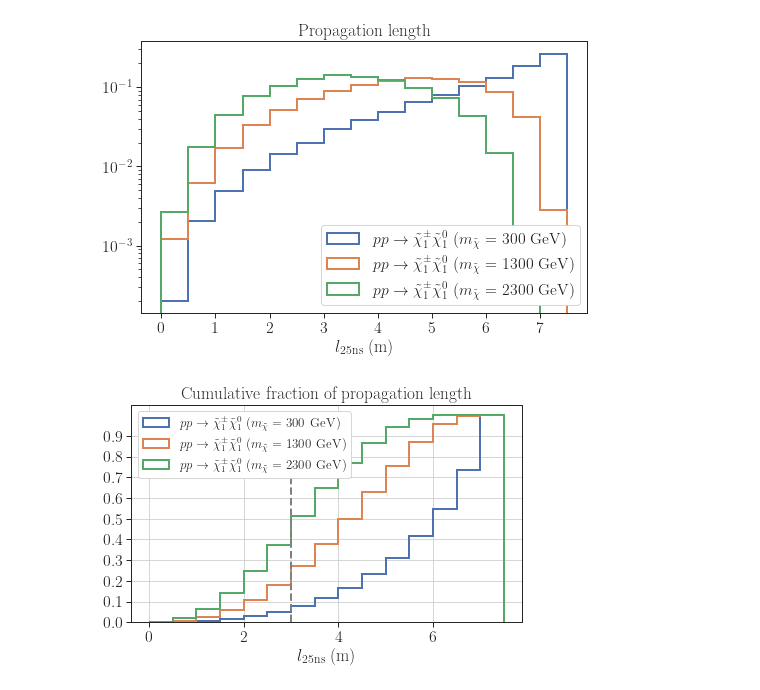
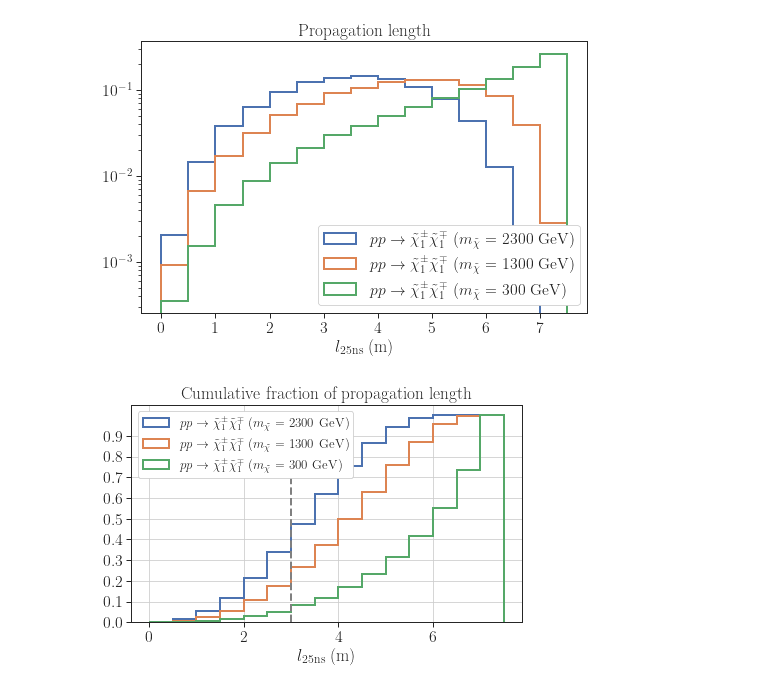
Before and after one commit to andlessa/llpBoost, a Jupyter notebook: plots/plotBoost-Chargino.ipynb, the cells around one changed output. Cells and saved outputs as stored; diff of their text form; code cells hidden in the pictures.

```diff
--- a/plots/plotBoost-Chargino.ipynb
+++ b/plots/plotBoost-Chargino.ipynb
@@ -40,3 +36,8 @@ fList = ['./pp2C1N1/Events/run_01/unweighted_events.lhe.gz',
+# %%
+fList = ['../pp2C1C1/Events/run_04/unweighted_events.lhe.gz',
+         '../pp2C1C1/Events/run_02/unweighted_events.lhe.gz',
+        '../pp2C1C1/Events/run_03/unweighted_events.lhe.gz',
+        '../test/Events/run_01/unweighted_events.lhe.gz']
 # %%
 infoDict = {f : getInfo(f) for f in fList}
 # %%
@@ -47,23 +48,24 @@ for f,infoD in infoDict.items():
 # %%
 plt.figure(figsize=(8,5))
 bins=np.arange(0.,8.0,0.5)
 for infoD in infoDict.values():
     l = infoD['c1Boost']*3e8*25e-9
     label = infoD['process']
     label += r' ($m_{\tilde{\chi}}$ = %1.0f GeV)' %infoD['mC1']
-    w = infoD['weights']/sum(infoD['weights'])
+    w = infoD['weights']
+    w = np.append(w,w)/(2*sum(infoD['weights']))
     plt.hist(l,bins=bins,weights=w,
              histtype='step',label=label,linewidth=2)
 
 # plt.hist(n1,bins=20,density=True,histtype='step',label=r'$\tilde{\chi}_1^0$',linewidth=2)
 plt.legend(loc='lower right',framealpha=1.0)
 plt.yscale('log')
 plt.xlabel(r'$l_{\rm 25ns}$ (m)')
 plt.title('Propagation length')
 
 plt.show()
 # %% [output]
-[figure, old version]
+[figure, new version]
 # %%
 plt.figure(figsize=(7,4))
 bins=np.arange(0.,8.0,0.5)
@@ -71,7 +73,9 @@ for infoD in infoDict.values():
     l = infoD['c1Boost']*3e8*25e-9
     label = infoD['process']
     label += r' ($m_{\tilde{\chi}}$ = %1.0f GeV)' %infoD['mC1']
-    w = infoD['weights']/sum(infoD['weights'])
+    w = infoD['weights']
+    w = np.append(w,w)
+    w = w/(2*sum(infoD['weights']))
     plt.hist(l,bins=bins,weights=w,cumulative=True,
              histtype='step',label=label,linewidth=2)
 
@@ -84,7 +88,7 @@ plt.xlabel(r'$l_{\rm 25ns}$ (m)')
 plt.yticks(np.arange(0.,1.,0.1))
 plt.grid()
 plt.title('Cumulative fraction of propagation length')
-plt.savefig('boost_chargino.png')
+# plt.savefig('boost_chargino.png')
 plt.show()
 # %% [output]
-[figure, old version]
+[figure, new version]
```
Also changed, not shown: parts of 1 cell of this notebook, 2 other files.
